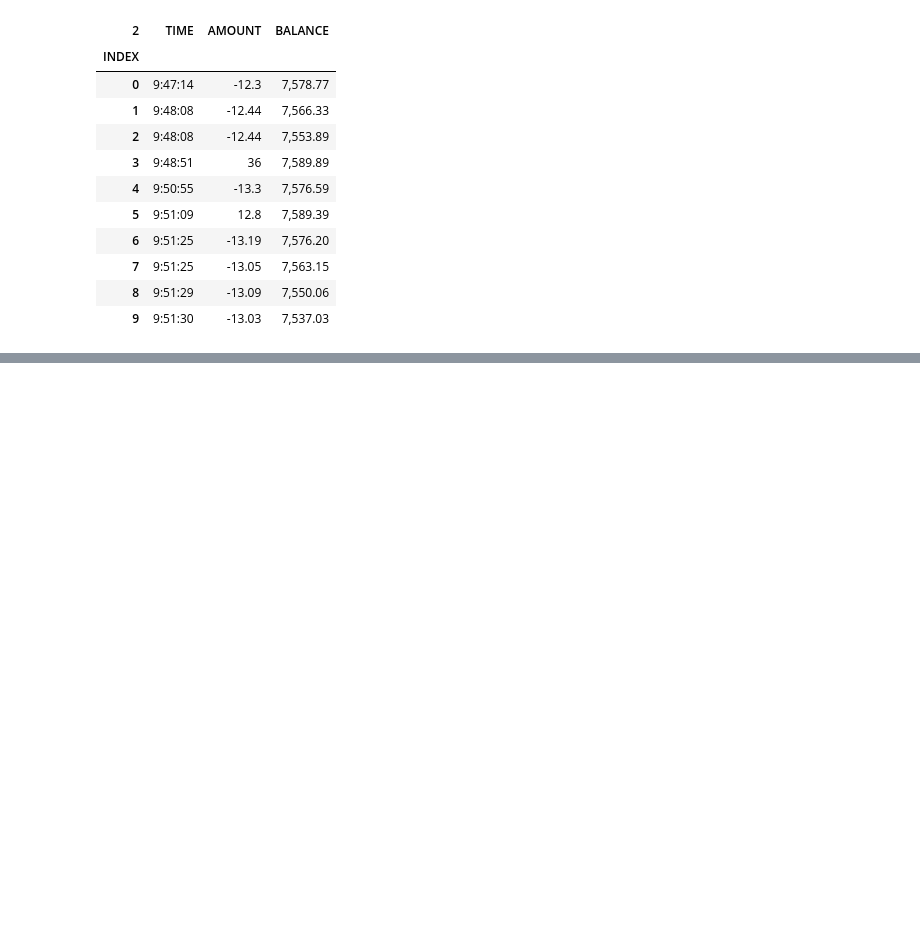
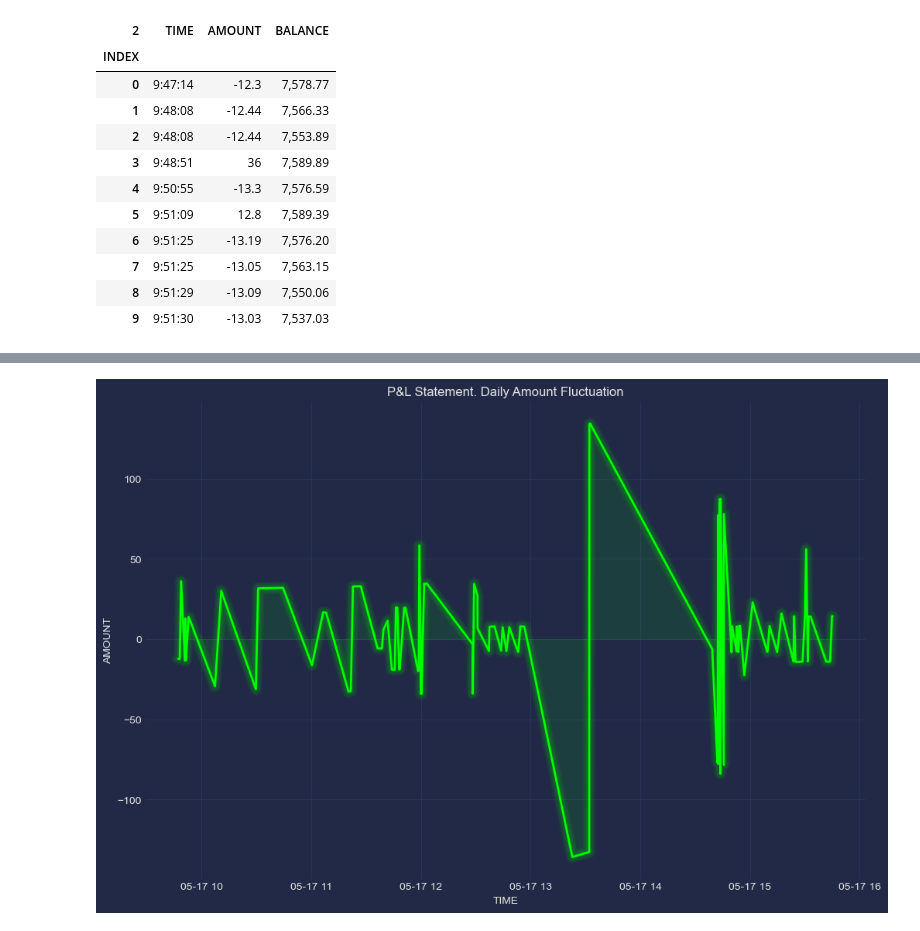
Before and after one commit to LiubouNY/Daily_Profit_Loss_Statement_Graph, a Jupyter notebook: Daily_Profit_Loss_Statement_Graph_Python.ipynb, the cells around one changed output, grey strips where cells are left out. Saved outputs shown, nothing was run; the diff lists cells and outputs as text; code cells hidden in the pictures; blank space fills up the shorter version.

```diff
--- a/Daily_Profit_Loss_Statement_Graph_Python.ipynb
+++ b/Daily_Profit_Loss_Statement_Graph_Python.ipynb
@@ -81,0 +140,23 @@ px.line(df, x = 'TIME', y = 'AMOUNT', title = 'Daily Balance Fluctuation')
+# %%
+#seting up data for chart
+x = df['TIME']
+y = df['AMOUNT']
+
+
+# Create the plot
+plt.style.use('cyberpunk')
+fig, ax = plt.subplots(figsize=(12, 8))
+ax.plot(x, y, color='lime', linewidth=2)
+
+ax.set_title("P&L Statement. Daily Amount Fluctuation")
+ax.set_xlabel("TIME")
+ax.set_ylabel("AMOUNT")
+
+
+# add glowing effect
+mplcyberpunk.add_glow_effects()
+
+# Show the plot
+plt.show()
+# %% [output]
+[figure, added]
```
Also changed, not shown: parts of 8 cells of this notebook.
